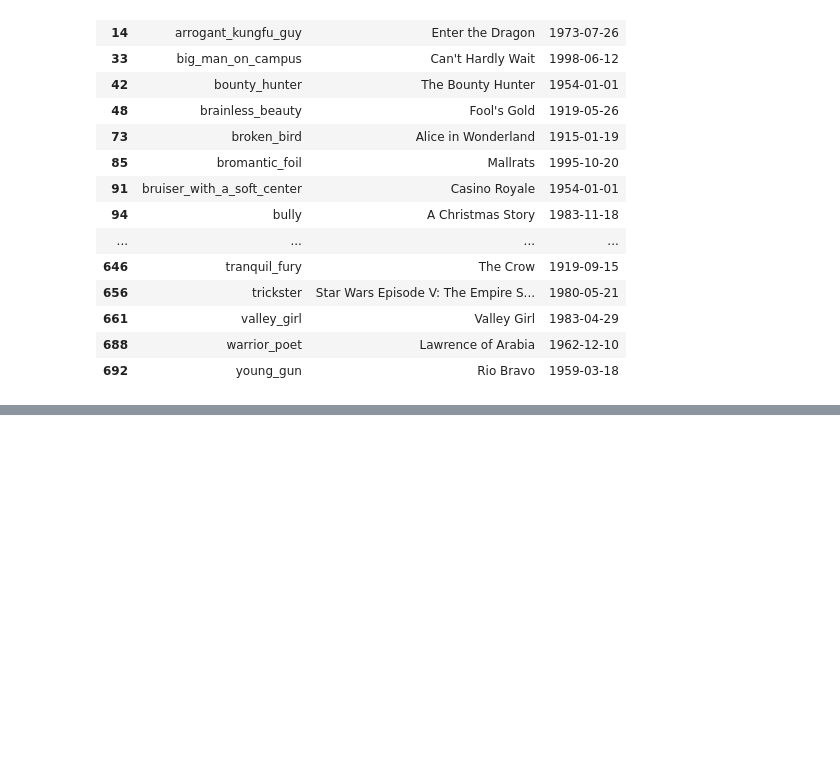
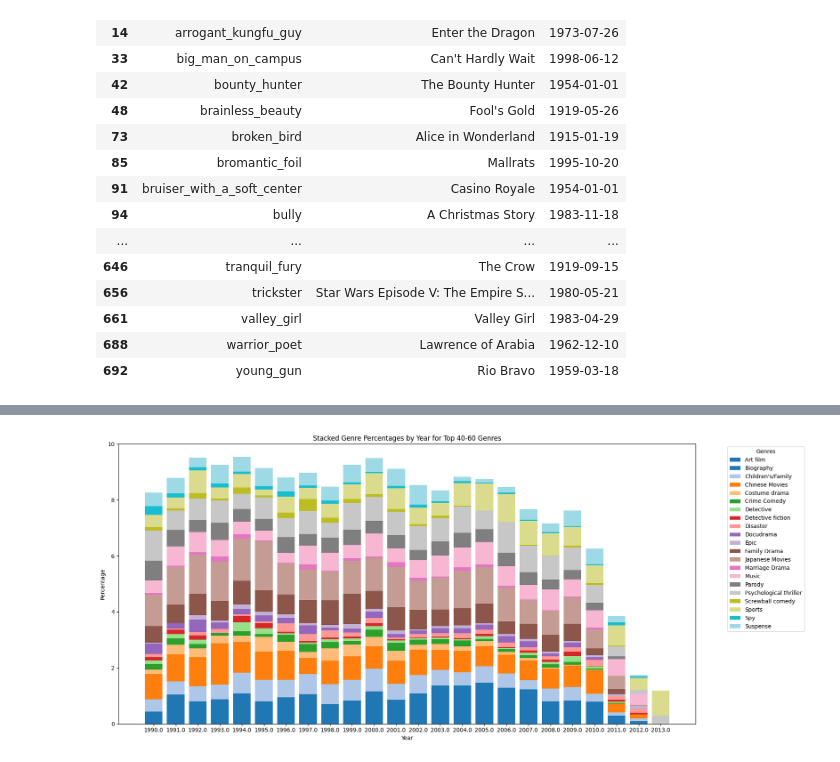
Before and after one commit to epfl-ada/ada-2023-project-thewestbobers, a Jupyter notebook: Untitled.ipynb, the cells around one changed output, grey strips where cells are left out. Saved outputs shown, nothing was run; the diff lists cells and outputs as text; code cells hidden in the pictures; blank space fills up the shorter version.

```diff
--- a/Untitled.ipynb
+++ b/Untitled.ipynb
@@ -1292,0 +528,57 @@ plt.show()
+# %%
+# Filter the DataFrame for the selected years
+years_to_plot = [1990,1991,1992,1992,1993,1994,1995,1996,1997,1998,1999,2000, 2001,2002,2003,2004,2005,2006,2007,2008,2009,2010,2011,2012,2013]  # You can add more years to this list
+data_to_plot = genre_counts_df[genre_counts_df['year'].isin(years_to_plot)]
+
+
+data_sorted = data_filtered.sort_values(['year', 'genres'])
+
+
+genre_value_counts = genre_counts_df['genres'].value_counts()
+
+
+top_genres = genre_value_counts.iloc[39:60].index
+
+
+data_filtered = data_to_plot[data_to_plot['genres'].isin(top_genres)]
+
+
+data_sorted = data_filtered.sort_values(['year', 'genres'])
+
+# Extract the unique genres and years
+unique_genres = data_sorted['genres'].unique()
+unique_years = data_sorted['year'].unique()
+
+genre_colors = {genre: plt.cm.tab20(i / len(unique_genres)) for i, genre in enumerate(unique_genres)}
+
+
+fig, ax = plt.subplots(figsize=(18, 8))
+genres = top_genres.to_list()
+
+for year in unique_years: # Create a stacked bar chart
+    bottom = np.zeros(len(unique_years))  # Initialize the bottom array for this year
+    year_data = data_sorted[data_sorted['year'] == year]
+
+    for genre in unique_genres:
+        genre_data = year_data[year_data['genres'] == genre]
+        if not genre_data.empty:
+            percentage = genre_data['percentage'].values[0]
+            ax.bar(str(year), percentage, bottom=bottom, color=genre_colors[genre], label=genre)
+            bottom += percentage
+
+
+ax.set_ylim(0, 10)
+
+
+ax.set_xlabel('Year')
+ax.set_ylabel('Percentage')
+ax.set_title('Stacked Genre Percentages by Year for Top 40-60 Genres')
+
+
+ax.legend(genre_colors.keys(), title="Genres", bbox_to_anchor=(1.05, 1), loc='upper left')
+
+plt.tight_layout()
+
+plt.show()
+# %% [output]
+[figure, added]
```
Also changed, not shown: parts of 29 cells of this notebook.
